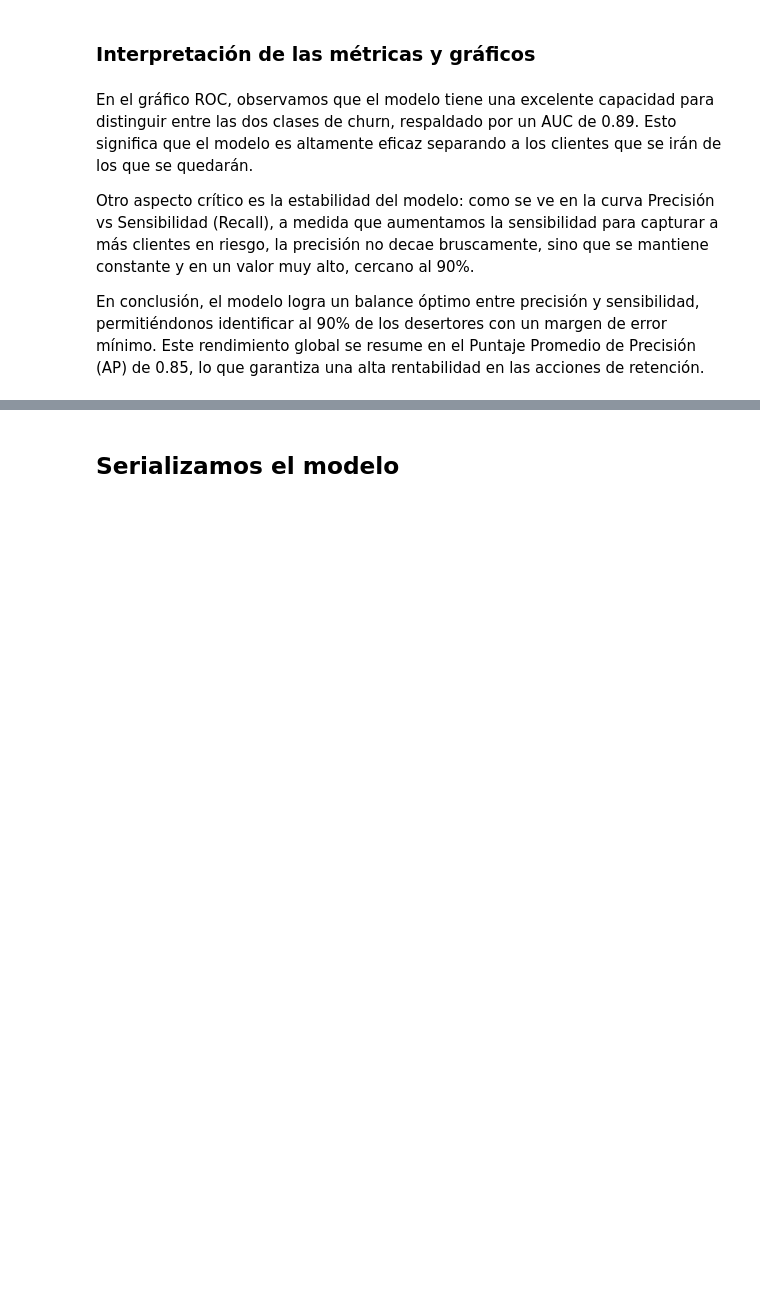
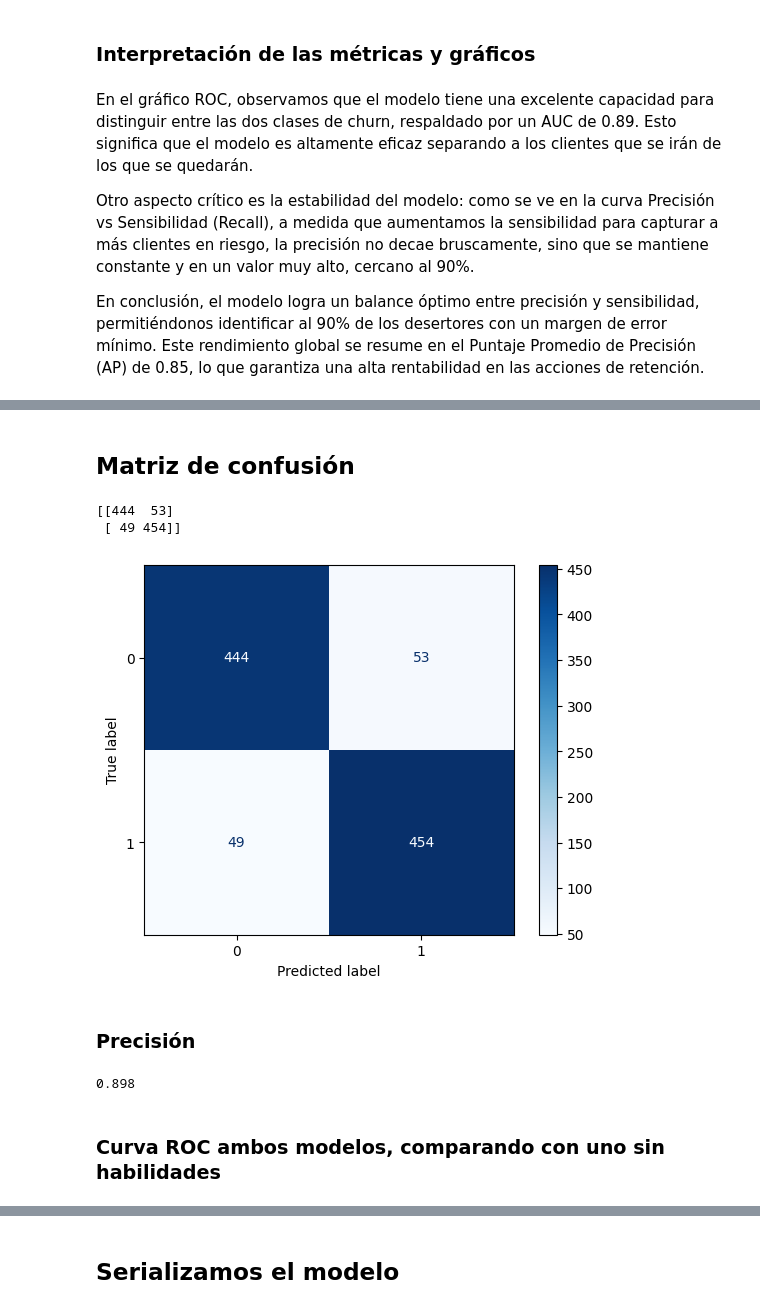
Before and after one commit to VillaltaE/Hackthon_NoCountry_65, a Jupyter notebook: data-science/Predictivo_LR_Netflix.ipynb, the cells around one changed output, grey strips where cells are left out. Drawn from its saved outputs; the diff is of its cells as text; code cells hidden in the pictures; blank space fills up the shorter version.

```diff
--- a/data-science/Predictivo_LR_Netflix.ipynb
+++ b/data-science/Predictivo_LR_Netflix.ipynb
@@ -223,0 +401,3 @@ En conclusión, el modelo logra un balance óptimo entre precisión y sensibilid
+# %%
+y_prueba_pred = clf.predict(X_test)
+print(classification_report(y_test, y_prueba_pred))
@@ -223,0 +413,20 @@ En conclusión, el modelo logra un balance óptimo entre precisión y sensibilid
+# %% [markdown]
+## Matriz de confusión
+# %%
+print(confusion_matrix(y_test, y_prueba_pred))
+# %% [output]
+[[444  53]
+ [ 49 454]]
+# %%
+visualizacion = ConfusionMatrixDisplay(confusion_matrix=confusion_matrix(y_test, y_prueba_pred))
+visualizacion.plot(cmap='Blues');
+# %% [output]
+[figure, added]
+# %% [markdown]
+### Precisión
+# %%
+print(accuracy_score(y_test, y_prueba_pred))
+# %% [output]
+0.898
+# %% [markdown]
+### Curva ROC ambos modelos, comparando con uno sin habilidades
```
Also changed, not shown: parts of 67 cells of this notebook.
